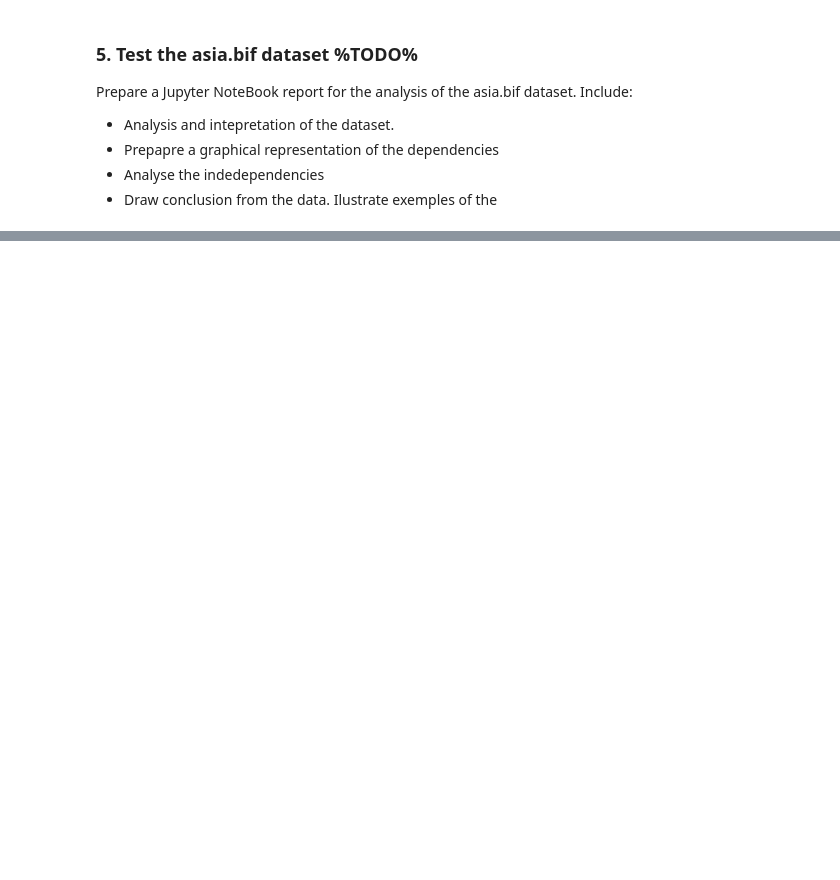
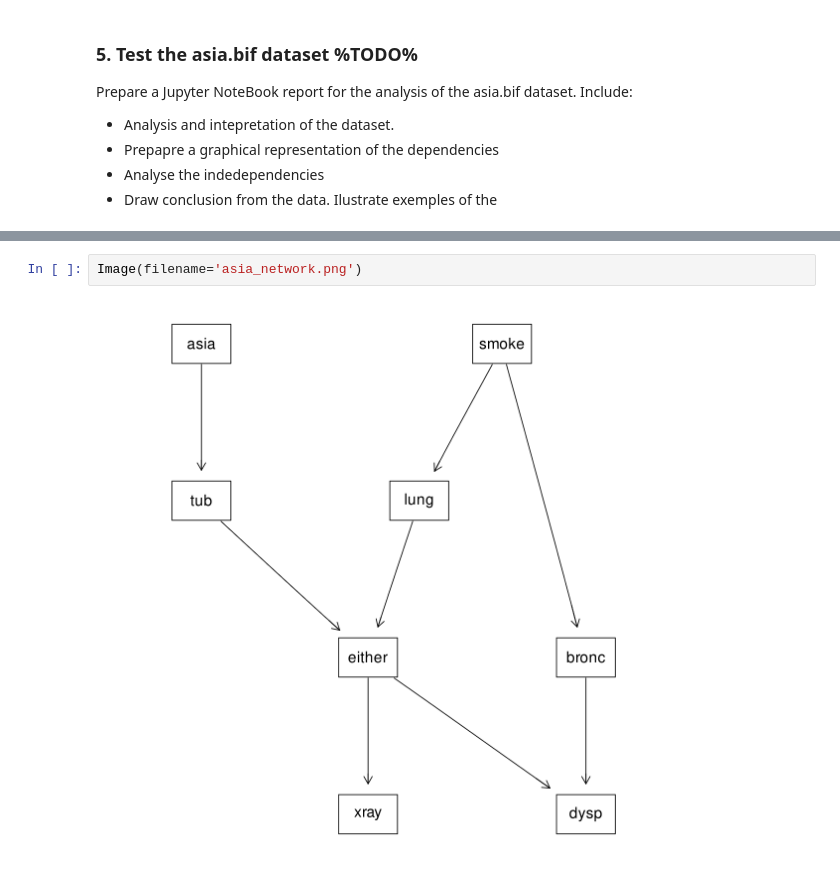
Before and after one commit to paulinomary/APRP-Deliveries, a Jupyter notebook: Assignment_2.ipynb, the cells around one changed output, grey strips where cells are left out. Drawn from its saved outputs; the diff is of its cells as text; blank space fills up the shorter version.

```diff
--- a/Assignment_2.ipynb
+++ b/Assignment_2.ipynb
@@ -193,0 +307,4 @@ Prepare a Jupyter NoteBook report for the analysis of the asia.bif dataset. Incl
+# %%
+Image(filename='asia_network.png')
+# %% [output]
+[figure, added]
```
Also changed, not shown: parts of 20 cells of this notebook.
